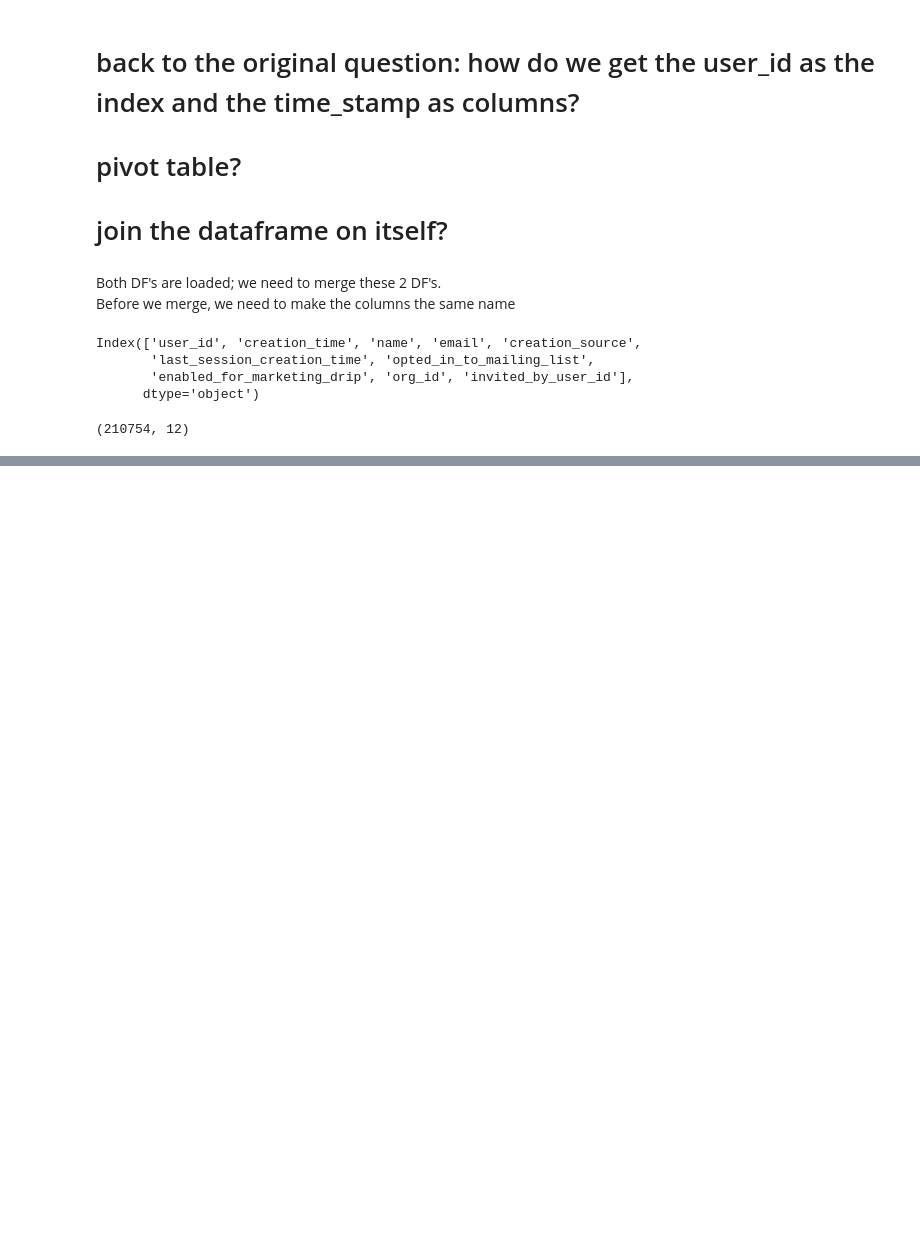
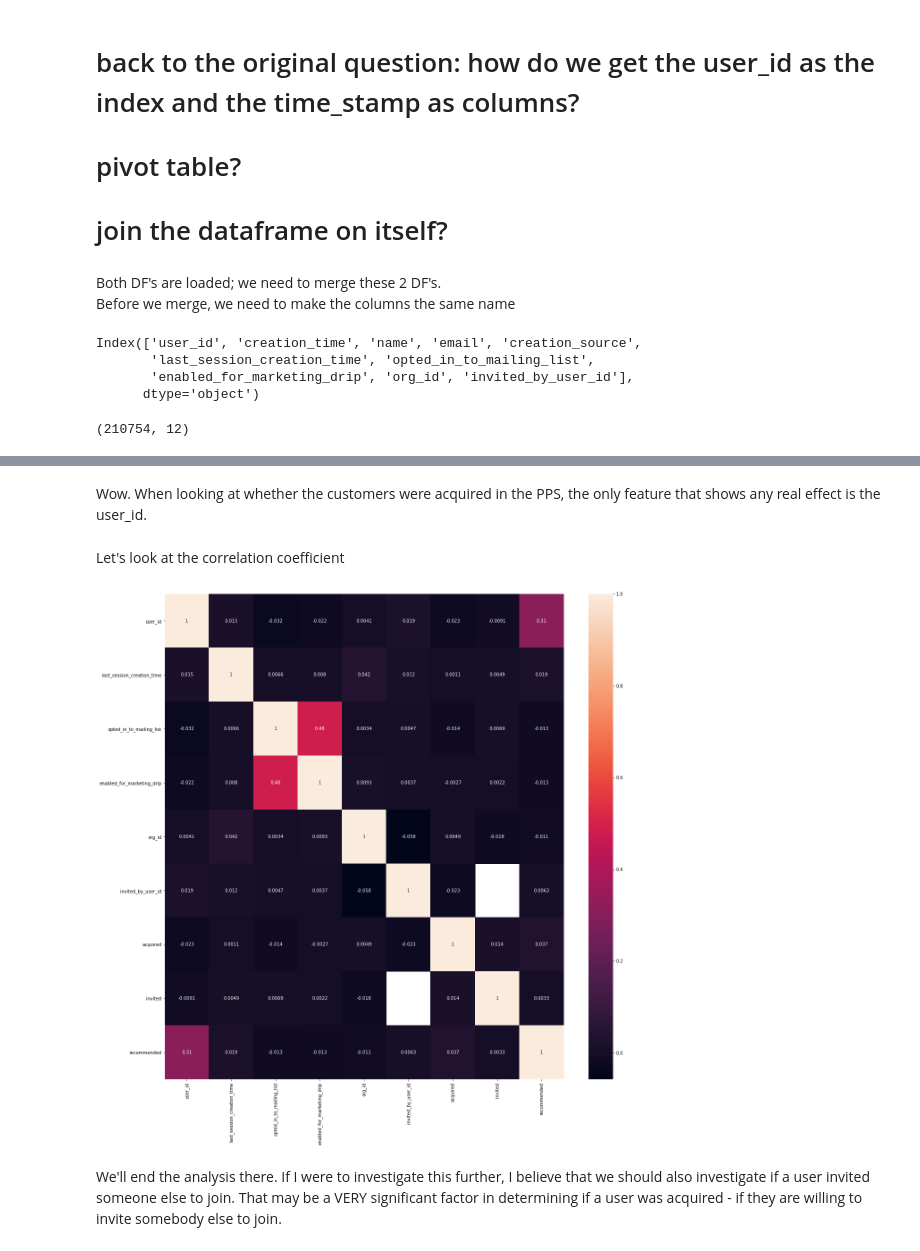
Before and after one commit to sjrekuc/Ch26-2_Relax, a Jupyter notebook: Ch26-2_Relax.ipynb, the cells around one changed output, grey strips where cells are left out. Cells and saved outputs as stored; diff of their text form; code cells hidden in the pictures; blank space fills up the shorter version.

Commit message:
Add files via upload
Includes more features in calculation of PPS and corelation coefficient.

```diff
--- a/Ch26-2_Relax.ipynb
+++ b/Ch26-2_Relax.ipynb
@@ -140,0 +268,16 @@ for user in df['user_id']:
+# %% [markdown]
+Wow. When looking at whether the customers were acquired in the PPS, the only feature that shows any real effect is the user_id.
+# %%
+df1['acquired'].replace(to_replace=[True, False], value=[1,0], inplace=True)
+df1['recommended'].replace(to_replace=[True, False], value=[1,0], inplace=True)
+df1['invited'].replace(to_replace=[True, False], value=[1,0], inplace=True)
+# %% [markdown]
+Let's look at the correlation coefficient
+# %%
+df_corr = df1.corr()
+fig, ax = plt.subplots(figsize=(20,20))
+_ = sns.heatmap(df_corr, annot=True, ax=ax)
+# %% [output]
+[figure, added]
+# %% [markdown]
+We'll end the analysis there. If I were to investigate this further, I believe that we should also investigate if a user invited someone else to join. That may be a VERY significant factor in determining if a user was acquired - if they are willing to invite somebody else to join.
```
Also changed, not shown: parts of 20 cells of this notebook.
